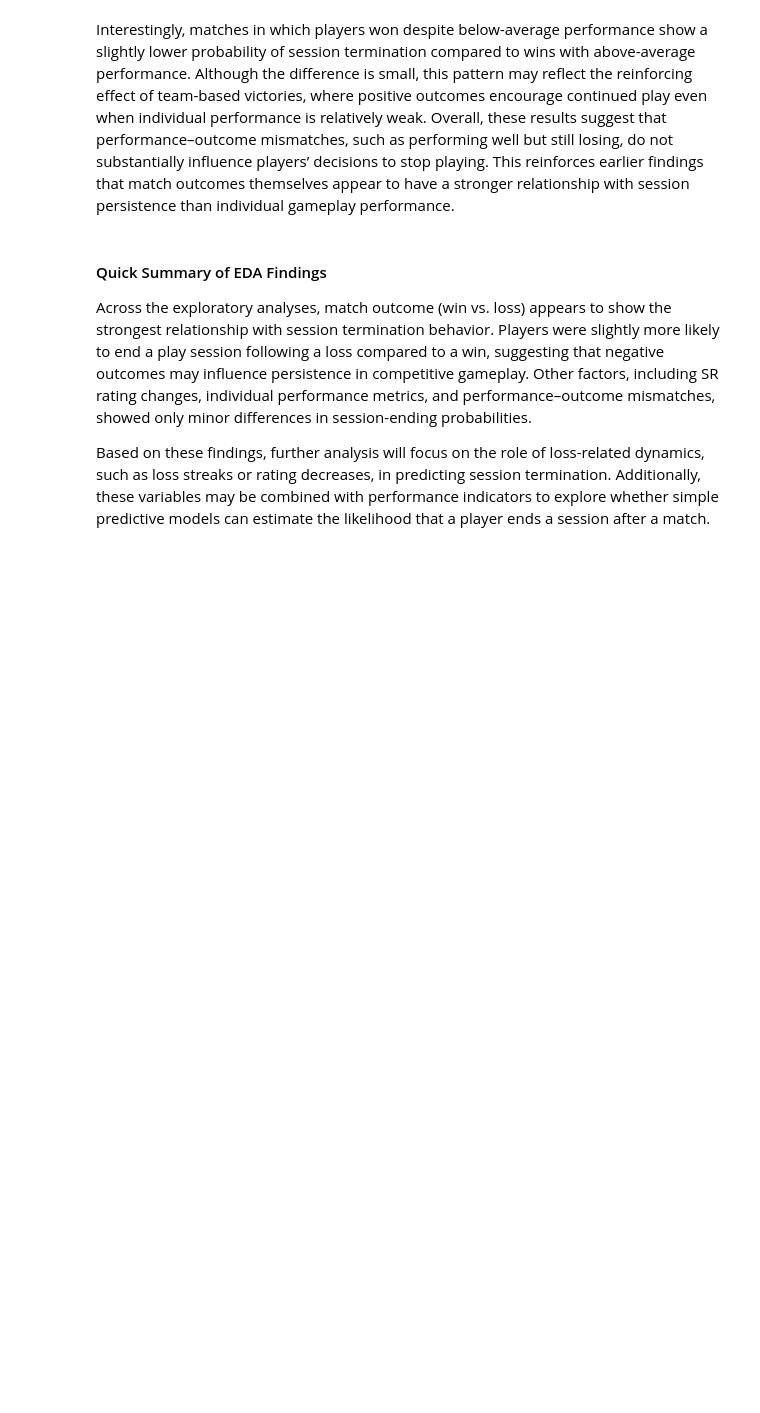
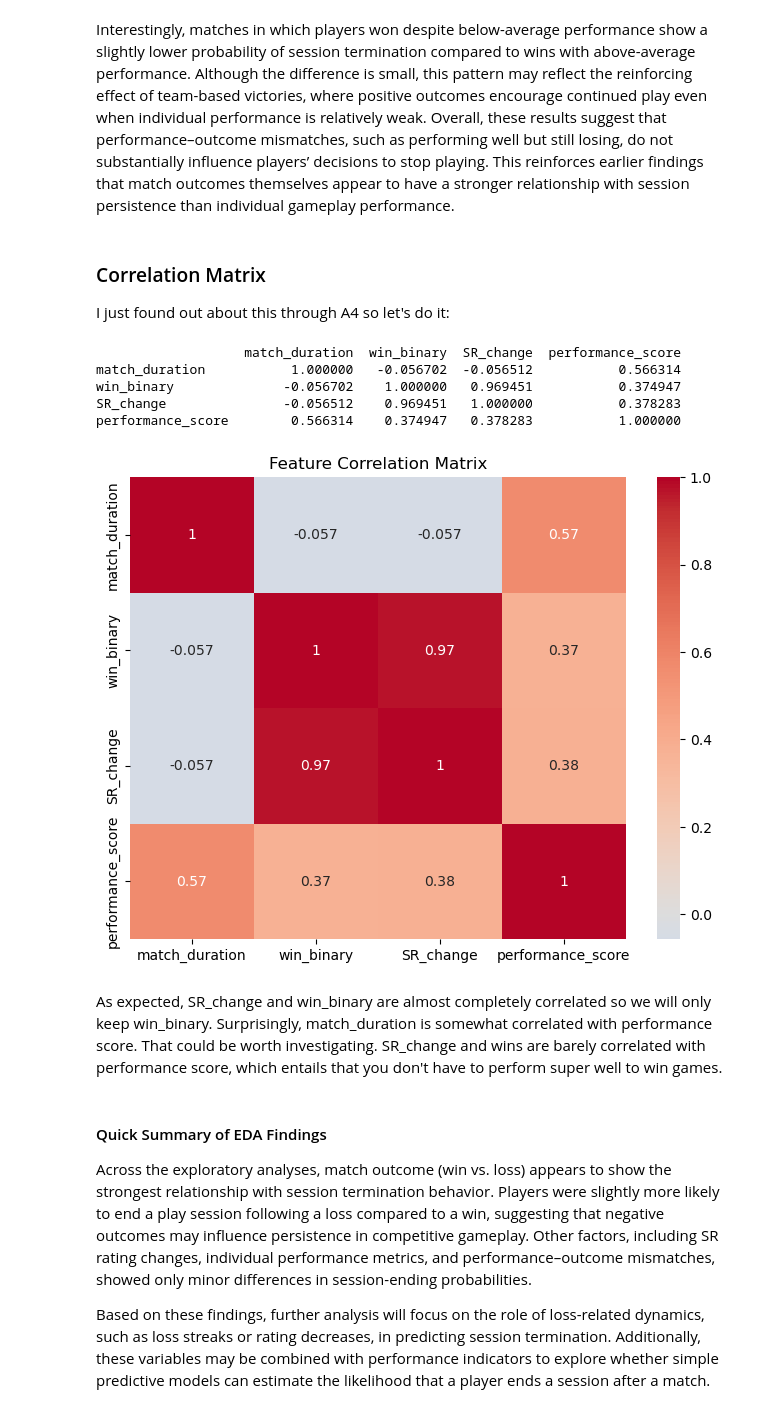
Before and after one commit to yhu67852/Group126_WI26, a Jupyter notebook: 02-EDACheckpoint.ipynb, the cells around one changed output. Saved outputs shown, nothing was run; the diff lists cells and outputs as text; code cells hidden in the pictures; blank space fills up the shorter version.

Commit message:
added correlation matrix

```diff
--- a/02-EDACheckpoint.ipynb
+++ b/02-EDACheckpoint.ipynb
@@ -1153,6 +1153,27 @@ plt.show()
 [figure]
 # %% [markdown]
 Interestingly, matches in which players won despite below-average performance show a slightly lower probability of session termination compared to wins with above-average performance. Although the difference is small, this pattern may reflect the reinforcing effect of team-based victories, where positive outcomes encourage continued play even when individual performance is relatively weak. Overall, these results suggest that performance–outcome mismatches, such as performing well but still losing, do not substantially influence players’ decisions to stop playing. This reinforces earlier findings that match outcomes themselves appear to have a stronger relationship with session persistence than individual gameplay performance.
+# %% [markdown]
+### Correlation Matrix
+
+I just found out about this through A4 so let's do it:
+# %%
+corr_vars = temp_df[['match_duration', 'win_binary', 'SR_change', 'performance_score']]
+corr_matrix = corr_vars.corr()
+print(corr_matrix)
+plt.figure(figsize=(8,6))
+sns.heatmap(corr_matrix, annot=True, cmap='coolwarm', center=0)
+plt.title("Feature Correlation Matrix")
+plt.show()
+# %% [output]
+                   match_duration  win_binary  SR_change  performance_score
+match_duration           1.000000   -0.056702  -0.056512           0.566314
+win_binary              -0.056702    1.000000   0.969451           0.374947
+SR_change               -0.056512    0.969451   1.000000           0.378283
+performance_score        0.566314    0.374947   0.378283           1.000000
+[figure, added]
+# %% [markdown]
+As expected, SR_change and win_binary are almost completely correlated so we will only keep win_binary. Surprisingly, match_duration is somewhat correlated with performance score. That could be worth investigating. SR_change and wins are barely correlated with performance score, which entails that you don't have to perform super well to win games.
 # %% [markdown]
 #### Quick Summary of EDA Findings
 
```
Also changed, not shown: parts of 1 cell of this notebook.
